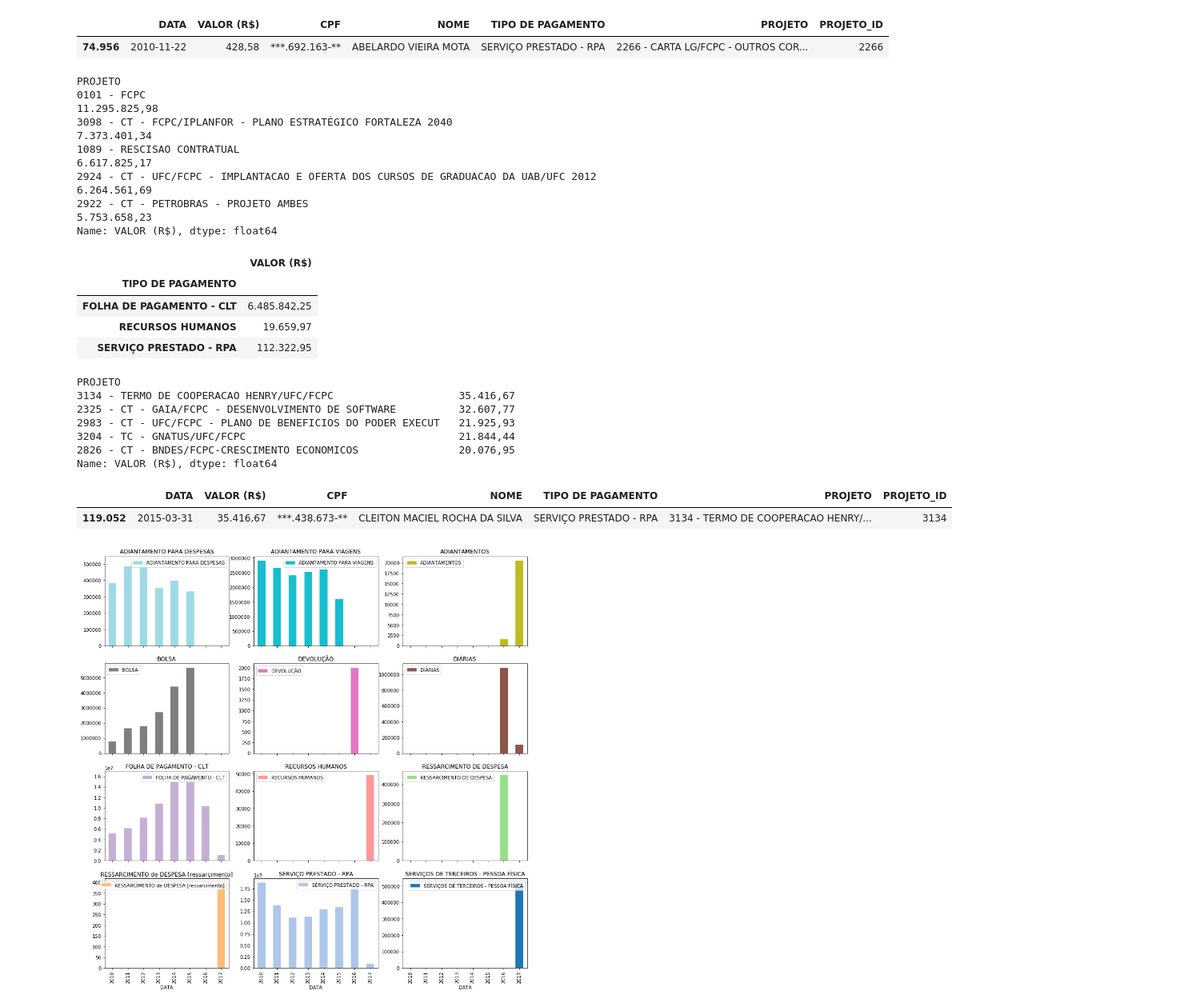
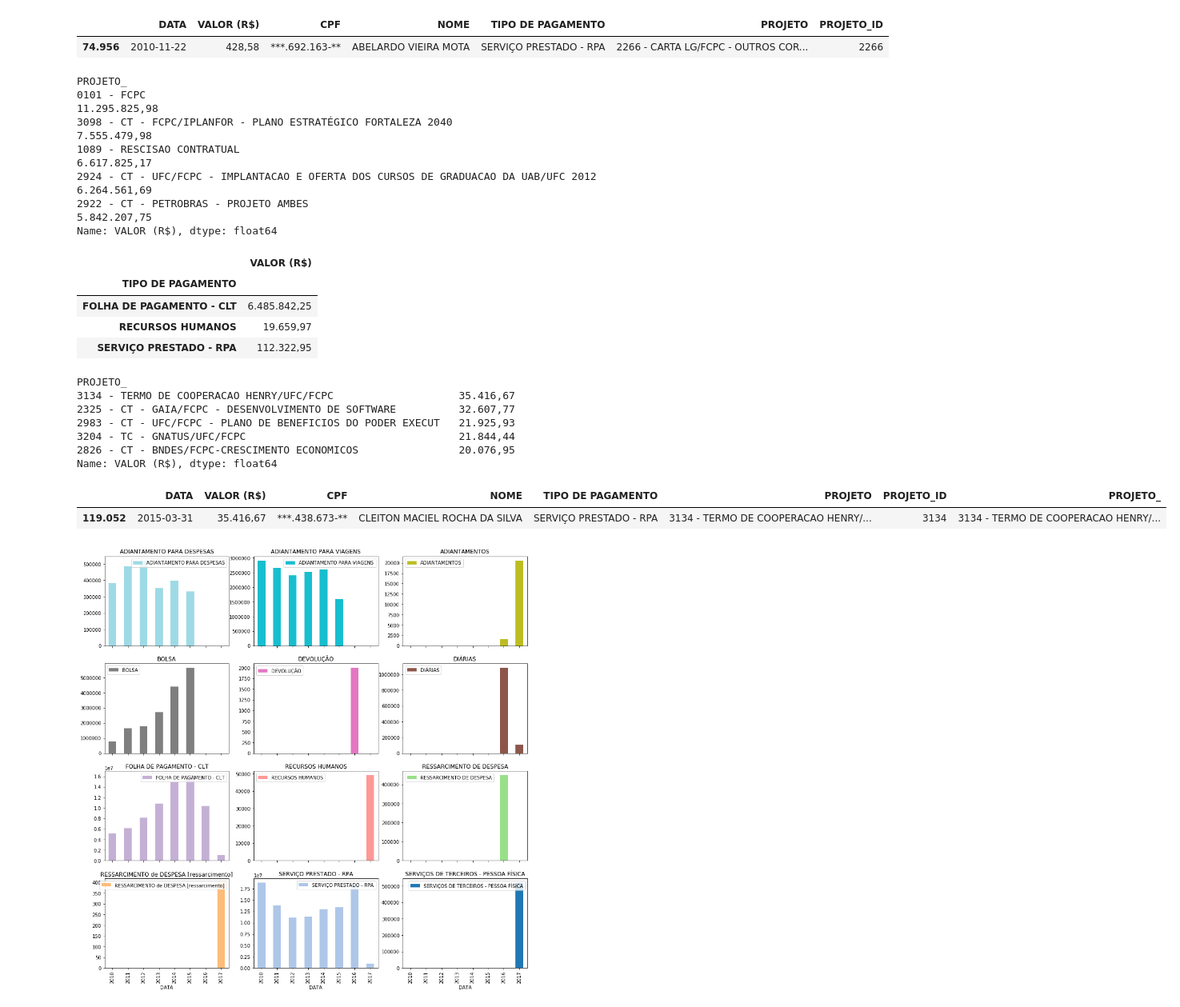
Before and after one commit to abevieiramota/course-python-data-analysis1, a Jupyter notebook: 00 - Exemplos/0.1 - FCPC - Básico.ipynb, the cells around one changed output. Shown at 80% size. Saved outputs shown, nothing was run; the diff lists cells and outputs as text; code cells hidden in the pictures.

```diff
--- a/00 - Exemplos/0.1 - FCPC - Básico.ipynb
+++ b/00 - Exemplos/0.1 - FCPC - Básico.ipynb
@@ -30,3 +24,5 @@ head: cannot open '../../dataset-fcpc/pagamento\ pessoa\ fisica/dataset.csv' for
+# %%
+fcpc = read_fcpc()
 # %%
 # estrutura de tabela
 # índices à esquerda, gerados automaticamente
@@ -112,4 +112,10 @@ PROJETO_ID  PROJETO
 dtype: int64
+# %%
+# cria coluna PROJETO_ contendo o nome do projeto original, caso não hajam duplicados, senão o primeiro na ordem do
+#    group by gerado
+fcpc["PROJETO_"] = fcpc.PROJETO
+duplicados = fcpc[fcpc.PROJETO_ID.isin(rp.index.get_level_values(0))]
+fcpc.loc[duplicados.index, "PROJETO_"] = duplicados.PROJETO_ID.apply(lambda x: rp.index.get_loc_level(x)[1][0])
 # %%
 fcpc.isnull().sum()
 # %% [output]
@@ -205,13 +212,13 @@ fcpc[fcpc.NOME == "ABELARDO VIEIRA MOTA"]
 | 74.956 | 2010-11-22 | 428,58 | ***.692.163-** | ABELARDO VIEIRA MOTA | SERVIÇO PRESTADO - RPA | 2266 - CARTA LG/FCPC - OUTROS COR... | 2266 |
 # %%
 # recisão como projeto
-fcpc.groupby("PROJETO")["VALOR (R$)"].sum().nlargest(5)
+fcpc.groupby("PROJETO_")["VALOR (R$)"].sum().nlargest(5)
 # %% [output]
-PROJETO
+PROJETO_
 0101 - FCPC                                                                           11.295.825,98
-3098 - CT - FCPC/IPLANFOR - PLANO ESTRATÉGICO FORTALEZA 2040                           7.373.401,34
+3098 - CT - FCPC/IPLANFOR - PLANO ESTRATÉGICO FORTALEZA 2040                           7.555.479,98
 1089 - RESCISAO CONTRATUAL                                                             6.617.825,17
 2924 - CT - UFC/FCPC - IMPLANTACAO E OFERTA DOS CURSOS DE GRADUACAO DA UAB/UFC 2012    6.264.561,69
-2922 - CT - PETROBRAS - PROJETO AMBES                                                  5.753.658,23
+2922 - CT - PETROBRAS - PROJETO AMBES                                                  5.842.207,75
 Name: VALOR (R$), dtype: float64
 # %%
@@ -223,9 +230,9 @@ fcpc[fcpc.PROJETO == "1089 - RESCISAO CONTRATUAL"].groupby("TIPO DE PAGAMENTO").
 | RECURSOS HUMANOS | 19.659,97 |
 | SERVIÇO PRESTADO - RPA | 112.322,95 |
 # %%
-fcpc.groupby("PROJETO")["VALOR (R$)"].mean().nlargest(5)
+fcpc.groupby("PROJETO_")["VALOR (R$)"].mean().nlargest(5)
 # %% [output]
-PROJETO
+PROJETO_
 3134 - TERMO DE COOPERACAO HENRY/UFC/FCPC                    35.416,67
 2325 - CT - GAIA/FCPC - DESENVOLVIMENTO DE SOFTWARE          32.607,77
 2983 - CT - UFC/FCPC - PLANO DE BENEFICIOS DO PODER EXECUT   21.925,93
@@ -233,10 +240,10 @@ PROJETO
 2826 - CT - BNDES/FCPC-CRESCIMENTO ECONOMICOS                20.076,95
 Name: VALOR (R$), dtype: float64
 # %%
-fcpc[fcpc.PROJETO == "3134 - TERMO DE COOPERACAO HENRY/UFC/FCPC"]
+fcpc[fcpc.PROJETO_ == "3134 - TERMO DE COOPERACAO HENRY/UFC/FCPC"]
 # %% [output]
-|  | DATA | VALOR (R$) | CPF | NOME | TIPO DE PAGAMENTO | PROJETO | PROJETO_ID |
-| 119.052 | 2015-03-31 | 35.416,67 | ***.438.673-** | CLEITON MACIEL ROCHA DA SILVA | SERVIÇO PRESTADO - RPA | 3134 - TERMO DE COOPERACAO HENRY/... | 3134 |
+|  | DATA | VALOR (R$) | CPF | NOME | TIPO DE PAGAMENTO | PROJETO | PROJETO_ID | PROJETO_ |
+| 119.052 | 2015-03-31 | 35.416,67 | ***.438.673-** | CLEITON MACIEL ROCHA DA SILVA | SERVIÇO PRESTADO - RPA | 3134 - TERMO DE COOPERACAO HENRY/... | 3134 | 3134 - TERMO DE COOPERACAO HENRY/... |
 # %%
 tpv = fcpc.groupby([fcpc.DATA.dt.year, "TIPO DE PAGAMENTO"])["VALOR (R$)"].sum().unstack().fillna(0)
 
```
Also changed, not shown: parts of 8 cells of this notebook, 4 other files.
